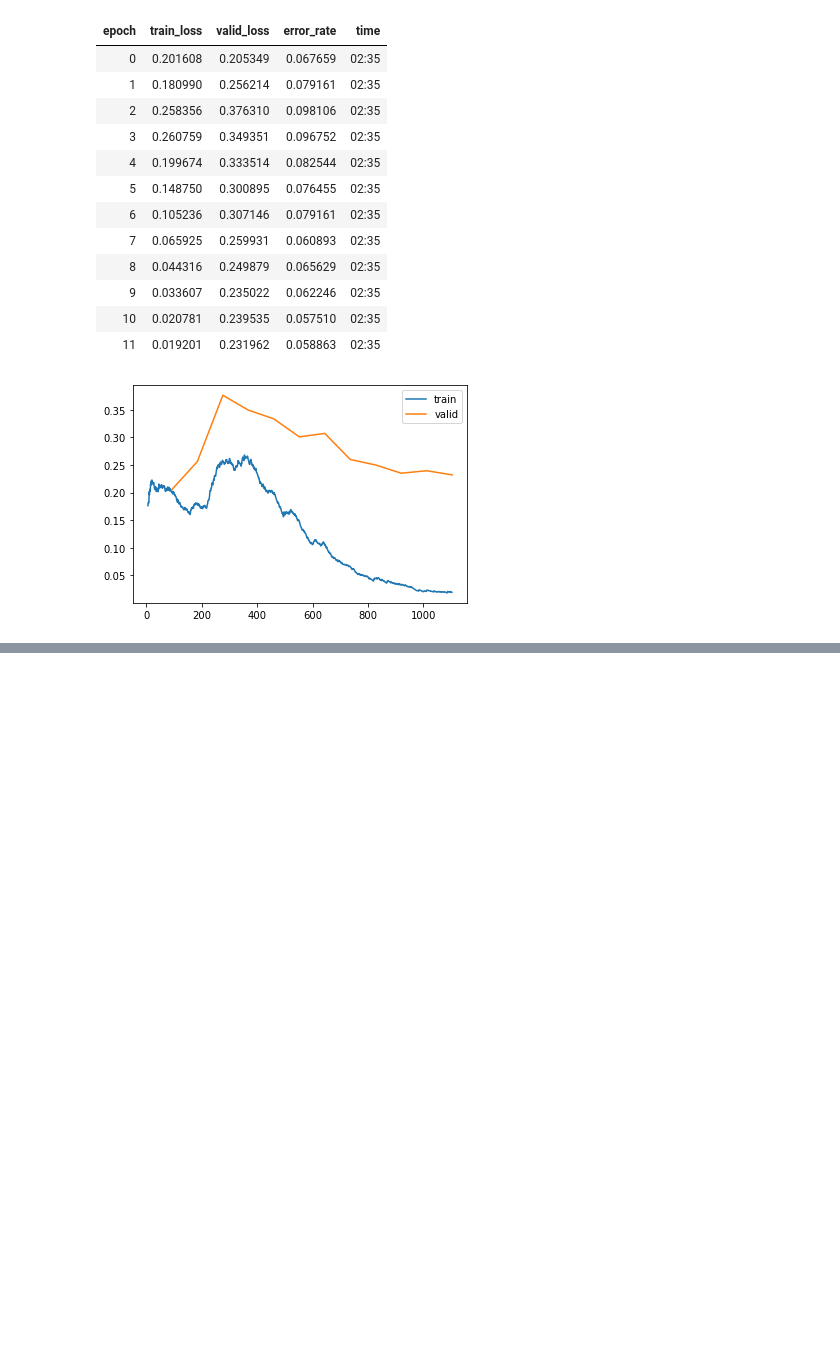
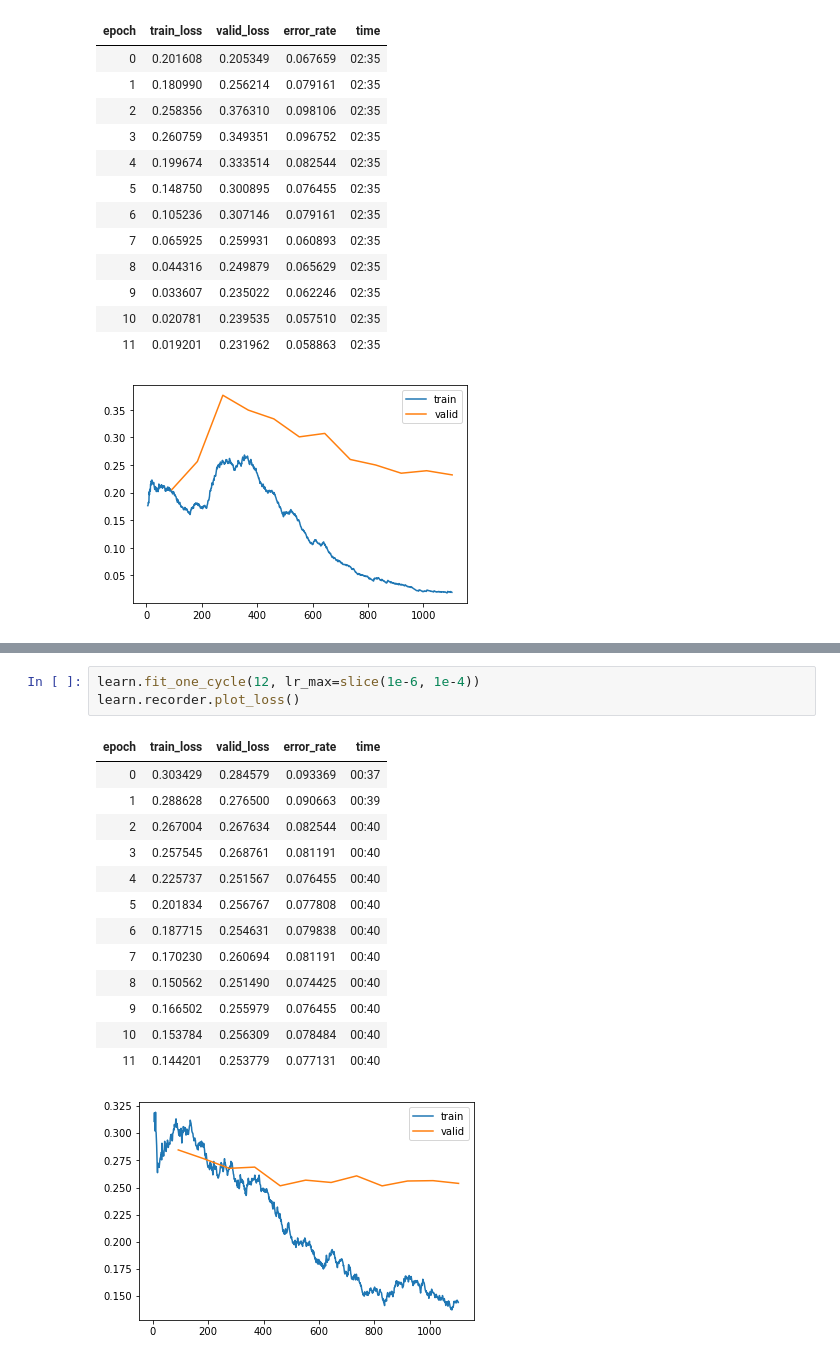
Before and after one commit to atticusmatticus/fastai_files, a Jupyter notebook: 05_questions.ipynb, the cells around one changed output, grey strips where cells are left out. Saved outputs shown, nothing was run; the diff lists cells and outputs as text; blank space fills up the shorter version.

```diff
--- a/05_questions.ipynb
+++ b/05_questions.ipynb
@@ -181,0 +203,18 @@ learn.recorder.plot_loss()
+# %%
+learn.fit_one_cycle(12, lr_max=slice(1e-6, 1e-4))
+learn.recorder.plot_loss()
+# %% [output]
+| epoch | train_loss | valid_loss | error_rate | time |
+| 0 | 0.303429 | 0.284579 | 0.093369 | 00:37 |
+| 1 | 0.288628 | 0.276500 | 0.090663 | 00:39 |
+| 2 | 0.267004 | 0.267634 | 0.082544 | 00:40 |
+| 3 | 0.257545 | 0.268761 | 0.081191 | 00:40 |
+| 4 | 0.225737 | 0.251567 | 0.076455 | 00:40 |
+| 5 | 0.201834 | 0.256767 | 0.077808 | 00:40 |
+| 6 | 0.187715 | 0.254631 | 0.079838 | 00:40 |
+| 7 | 0.170230 | 0.260694 | 0.081191 | 00:40 |
+| 8 | 0.150562 | 0.251490 | 0.074425 | 00:40 |
+| 9 | 0.166502 | 0.255979 | 0.076455 | 00:40 |
+| 10 | 0.153784 | 0.256309 | 0.078484 | 00:40 |
+| 11 | 0.144201 | 0.253779 | 0.077131 | 00:40 |
+[figure, added]
```
Also changed, not shown: parts of 5 cells of this notebook.
